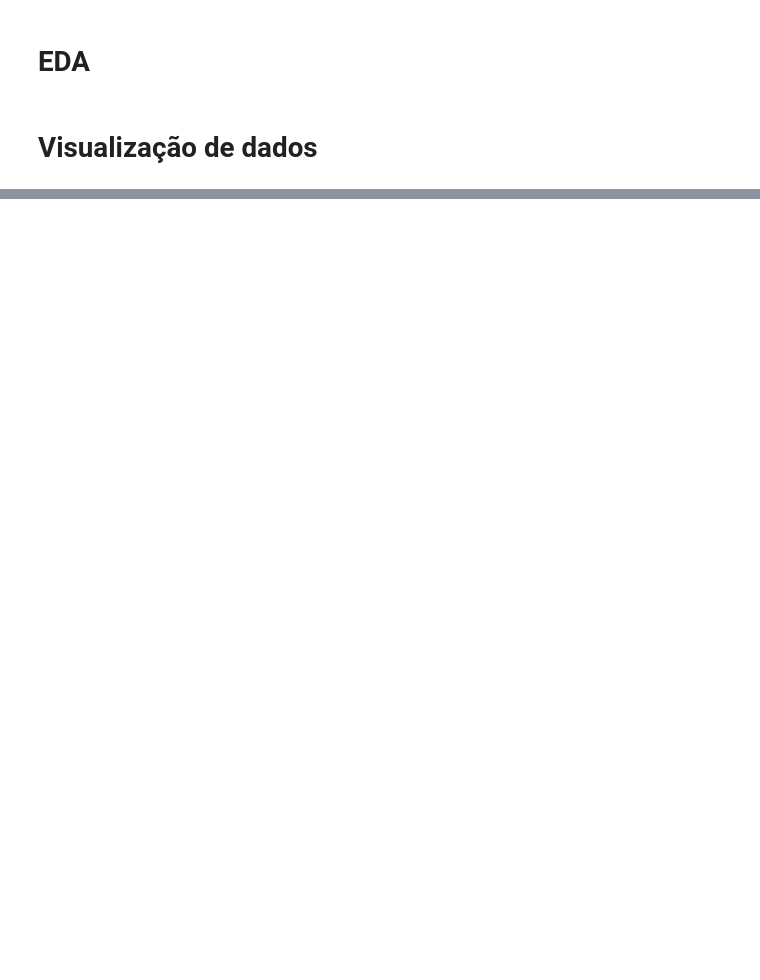
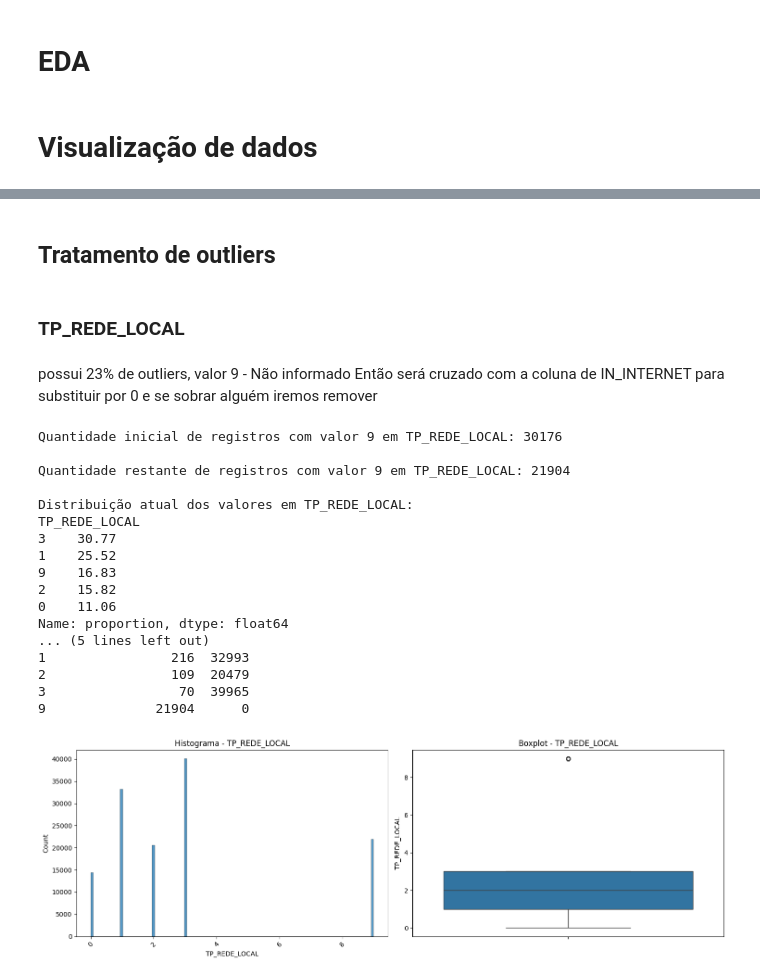
Before and after one commit to KassiaMabily/trabalho-analise, a Jupyter notebook: analise.ipynb, the cells around one changed output, grey strips where cells are left out. Saved outputs shown, nothing was run; the diff lists cells and outputs as text; code cells hidden in the pictures; blank space fills up the shorter version.

```diff
--- a/analise.ipynb
+++ b/analise.ipynb
@@ -40,3 +44,18 @@ memory usage: 51.6+ MB
+# %%
+def exibe_graficos_coluna(df, coluna):
+    fig, (ax1, ax2) = plt.subplots(1, 2, figsize=(15, 5))
+
+    # Plotar histograma
+    sns.histplot(data=df, x=coluna, ax=ax1)
+    ax1.set_title(f'Histograma - {coluna}')
+    ax1.tick_params(axis='x', rotation=45)
+
+    # Plotar boxplot
+    sns.boxplot(data=df, y=coluna, ax=ax2)
+    ax2.set_title(f'Boxplot - {coluna}')
+
+    plt.tight_layout()
+    plt.show()
 # %% [markdown]
 # EDA
 # %%
@@ -109,0 +220,48 @@ for col in df.columns:
+# %% [markdown]
+## Tratamento de outliers
+# %% [markdown]
+### TP_REDE_LOCAL
+# %% [markdown]
+possui 23% de outliers, valor 9 - Não informado
+Então será cruzado com a coluna de IN_INTERNET para substituir por 0 e se sobrar alguém iremos remover
+# %%
+# Verificar a quantidade inicial de registros com valor 9
+print("Quantidade inicial de registros com valor 9 em TP_REDE_LOCAL:",
+      len(df_censo_eda[df_censo_eda['TP_REDE_LOCAL'] == 9]))
+
+# Substituir valor 9 por 0 quando IN_INTERNET for 1
+df_censo_eda.loc[(df_censo_eda['TP_REDE_LOCAL'] == 9) &
+                 (df_censo_eda['IN_INTERNET'] == 1), 'TP_REDE_LOCAL'] = 1
+
+# Verificar quantos registros ainda têm valor 9
+print("\nQuantidade restante de registros com valor 9 em TP_REDE_LOCAL:",
+      len(df_censo_eda[df_censo_eda['TP_REDE_LOCAL'] == 9]))
+
+# Verificar a distribuição atual dos valores em TP_REDE_LOCAL
+print("\nDistribuição atual dos valores em TP_REDE_LOCAL:")
+print(df_censo_eda['TP_REDE_LOCAL'].value_counts(normalize=True).multiply(100).round(2))
+
+# Mostrar cruzamento entre TP_REDE_LOCAL e IN_INTERNET
+print("\nCruzamento entre TP_REDE_LOCAL e IN_INTERNET:")
+print(pd.crosstab(df_censo_eda['TP_REDE_LOCAL'], df_censo_eda['IN_INTERNET']))
+
+exibe_graficos_coluna(df_censo_eda, 'TP_REDE_LOCAL')
+# %% [output]
+Quantidade inicial de registros com valor 9 em TP_REDE_LOCAL: 30176
+
+Quantidade restante de registros com valor 9 em TP_REDE_LOCAL: 21904
+
+Distribuição atual dos valores em TP_REDE_LOCAL:
+TP_REDE_LOCAL
+3    30.77
+1    25.52
+9    16.83
+2    15.82
+0    11.06
+Name: proportion, dtype: float64
+... (5 lines left out)
+1                216  32993
+2                109  20479
+3                 70  39965
+9              21904      0
+[figure, added]
```
Also changed, not shown: parts of 7 cells of this notebook.
